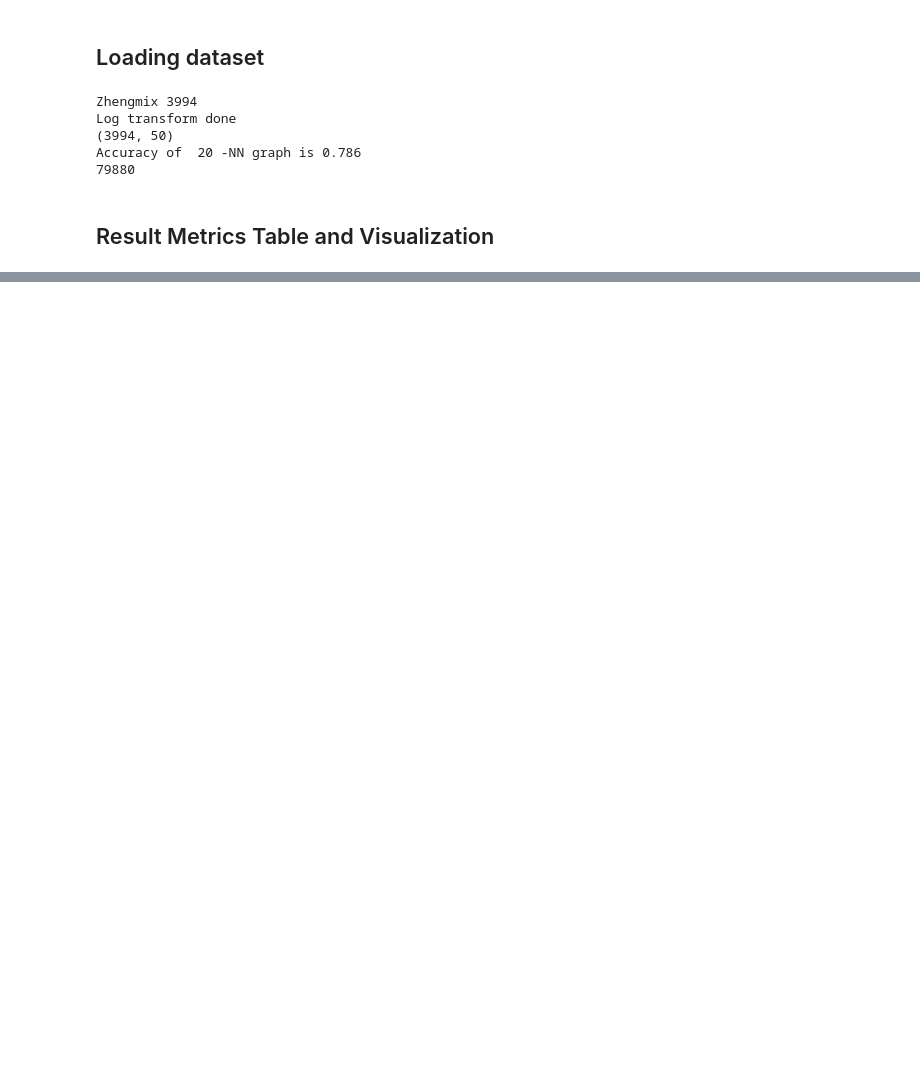
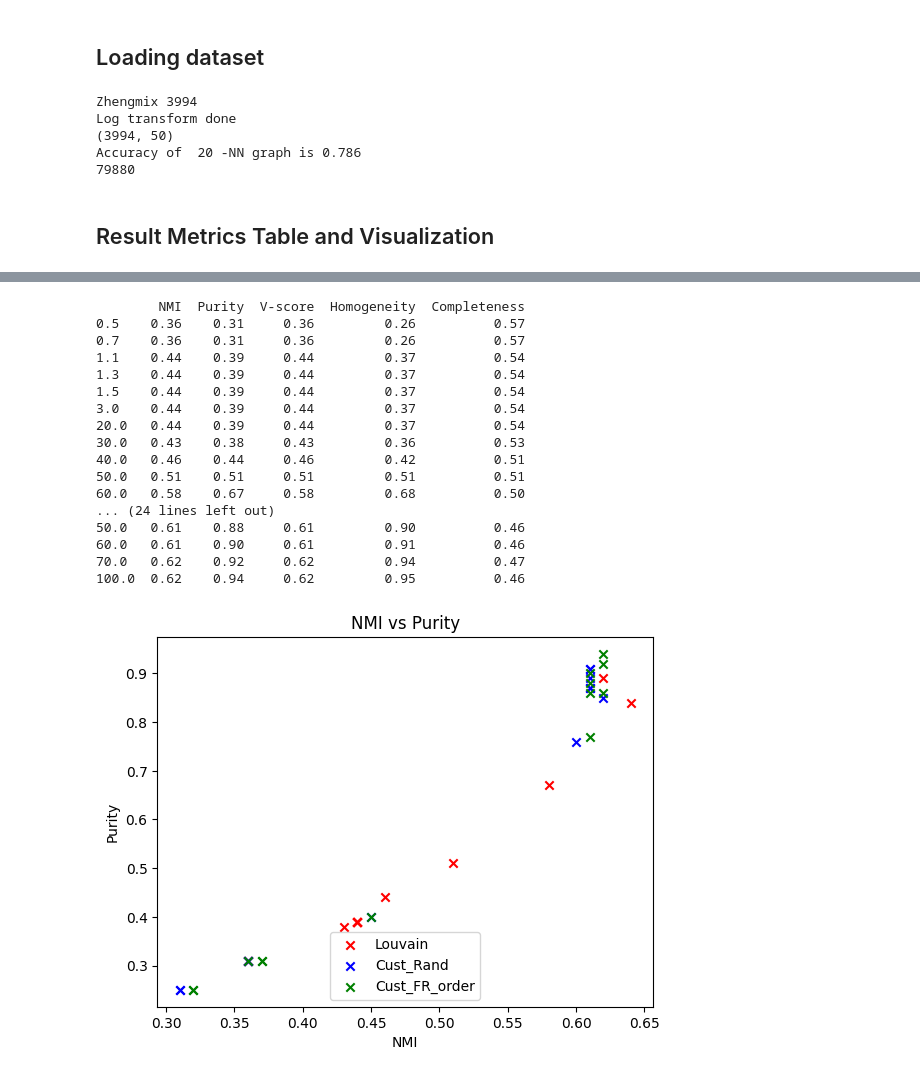
Before and after one commit to csmukherjee/MCPC_Clustering, a Jupyter notebook: Codes/Test_v2.ipynb, the cells around one changed output, grey strips where cells are left out. Drawn from its saved outputs; the diff is of its cells as text; code cells hidden in the pictures; blank space fills up the shorter version.

```diff
--- a/Codes/Test_v2.ipynb
+++ b/Codes/Test_v2.ipynb
@@ -157,0 +207,58 @@ metrics_summary(total_labels,label,res_list,names)
+# %%
+import analysis as an
+
+res_list=[0.5,0.7,0.85,0.95,1,1.05,1.1,1.3,1.5,3,5,7,10]
+# res_list=[0.8,1]
+labels=[]
+total_labels=[]
+names = ['Louvain','Cust_Rand','Cust_FR_order']
+
+for res in res_list:
+    partition = nx_comm.louvain.louvain_partitions(G, seed=0,resolution=res)
+    label_new=get_labels(partition,n)
+    labels.append(label_new)
+    #print(res,round(NMI(label,label_new),2),round(met.purity_score(label,label_new),2))
+
+#print("\n\n")
+
+total_labels.append(labels)
+labels=[]
+res_list=[0.5,0.7,1.1,1.3,1.5,3,20,30,40,50,60,70,100]
+#res_list=[0.8,0.85,0.9,0.95,1,1.05,1.1,1.2,1.3,1.5,3,5,7,10]
+
+
+for res in res_list:
+    partition1=Real_Custom.louvain_partitions(G, seed=0,resolution=res)
+    label_new1=get_labels(partition1,n)
+    labels.append(label_new1)
+    #print(res,round(NMI(label,label_new1),2),round(met.purity_score(label,label_new1),2))
+total_labels.append(labels)
+
+import Real_Custom_v3 as RC3
+labels=[]
+for res in res_list:
+    partition1=RC3.louvain_partitions(G, seed=0,resolution=res)
+    label_new1=get_labels(partition1,n)
+    labels.append(label_new1)
+total_labels.append(labels)
+
+an.metrics_summary(total_labels,label,res_list,names)
+# %% [output]
+        NMI  Purity  V-score  Homogeneity  Completeness
+0.5    0.36    0.31     0.36         0.26          0.57
+0.7    0.36    0.31     0.36         0.26          0.57
+1.1    0.44    0.39     0.44         0.37          0.54
+1.3    0.44    0.39     0.44         0.37          0.54
+1.5    0.44    0.39     0.44         0.37          0.54
+3.0    0.44    0.39     0.44         0.37          0.54
+20.0   0.44    0.39     0.44         0.37          0.54
+30.0   0.43    0.38     0.43         0.36          0.53
+40.0   0.46    0.44     0.46         0.42          0.51
+50.0   0.51    0.51     0.51         0.51          0.51
+60.0   0.58    0.67     0.58         0.68          0.50
+... (24 lines left out)
+50.0   0.61    0.88     0.61         0.90          0.46
+60.0   0.61    0.90     0.61         0.91          0.46
+70.0   0.62    0.92     0.62         0.94          0.47
+100.0  0.62    0.94     0.62         0.95          0.46
+[figure, added]
```
Also changed, not shown: parts of 5 cells of this notebook, 1 other file.
